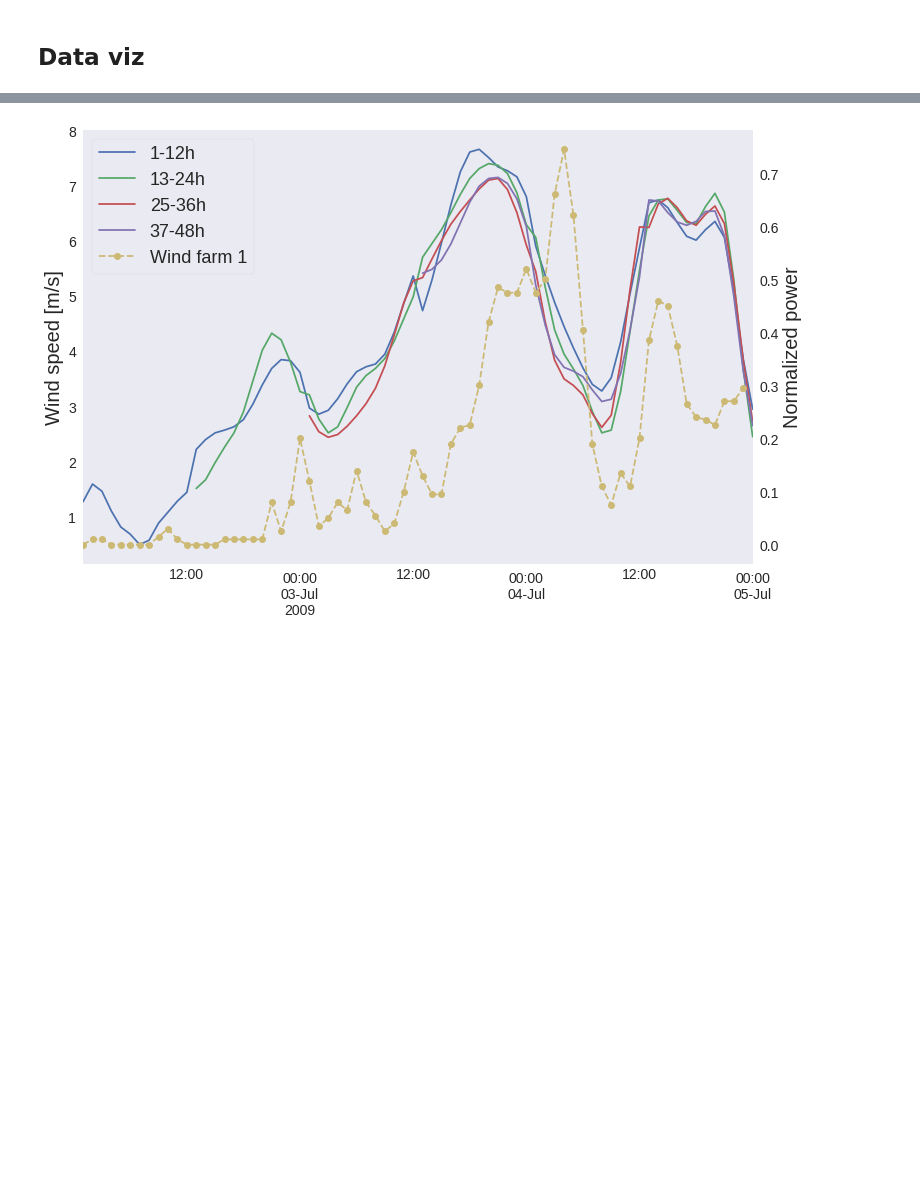
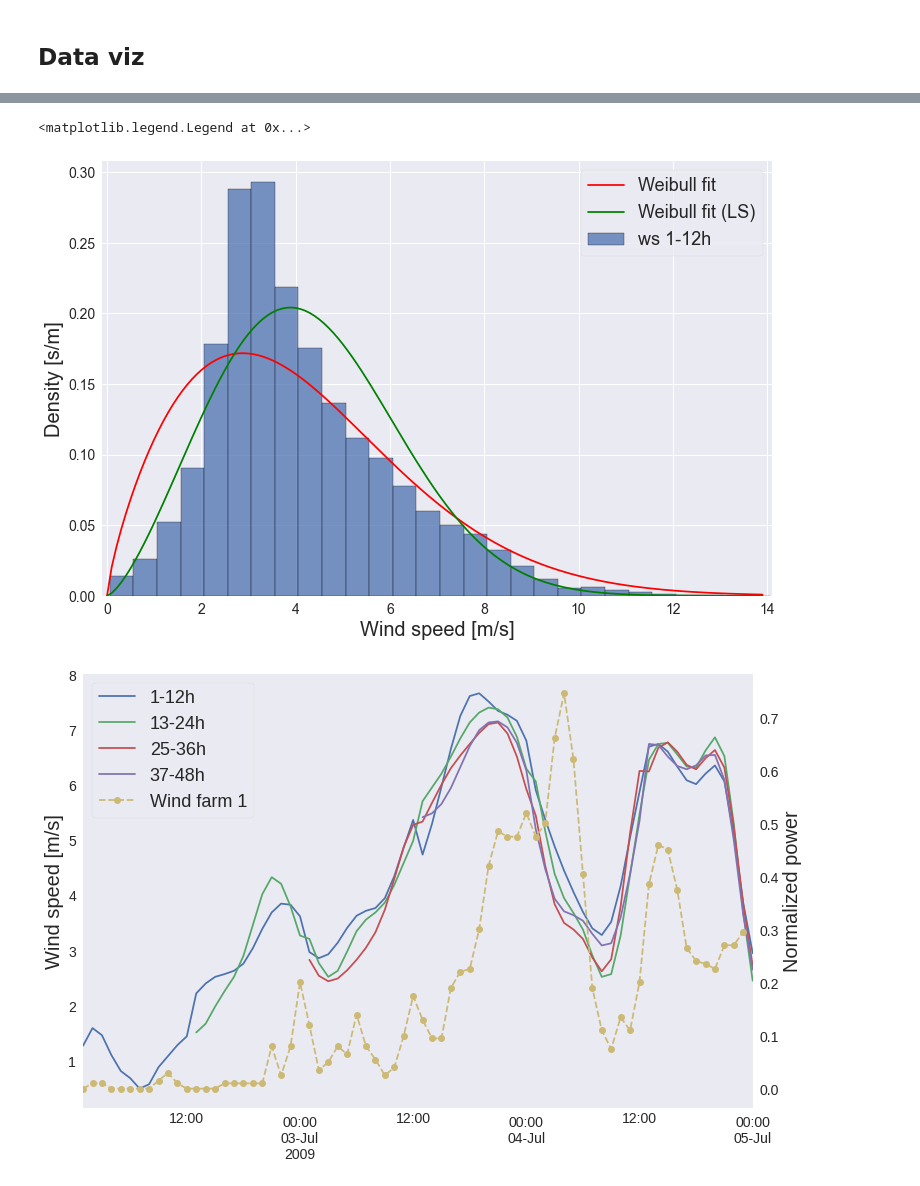
Before and after one commit to GilliGit/WindForecastingCompetition, a Jupyter notebook: Models/Intra day/Plots_and_tables.ipynb, the cells around one changed output, grey strips where cells are left out. Drawn from its saved outputs; the diff is of its cells as text; code cells hidden in the pictures; blank space fills up the shorter version.

```diff
--- a/Models/Intra day/Plots_and_tables.ipynb
+++ b/Models/Intra day/Plots_and_tables.ipynb
@@ -115,3 +126,22 @@ plt.xlim((-0.1,14.1))
+# %%
+sns.histplot(ws, binwidth = 0.5, stat="density",label="ws 1-12h")
+plt.xlabel("Wind speed [m/s]")
+plt.ylabel("Density [s/m]")
+plt.xlim((-0.1,14.1))
+u=np.mean(ws)
+u3=np.mean(ws**3)
+func = lambda k: gamma(1+3/k)/gamma(1+1/k)-u3/u**3
+k=fsolve(func,2)[0]
+x = np.arange(0, 14, 0.1)
+A=u/gamma(1+1/k)
+plt.plot(x, weibull_min.pdf(
+                x, c=k, scale=A), '-r', label='Weibull fit')
+plt.plot(x, weibull_min.pdf(
+                x, c=k_ls, scale=A_ls), '-g', label='Weibull fit (LS)')
+plt.legend(loc="upper right")
+# %% [output]
+<matplotlib.legend.Legend at 0x...>
+[figure, added]
 # %%
 fig,ax=plt.subplots()
 x_train.loc[x_train.hors<=12]["2009-07-02 00":"2009-07-04 12"].plot(y="ws",
```
Also changed, not shown: parts of 14 cells of this notebook.
